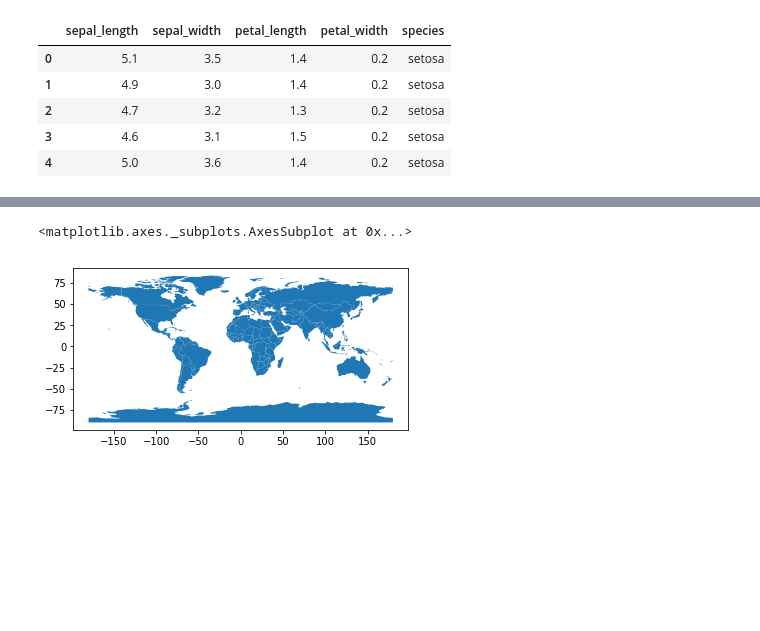
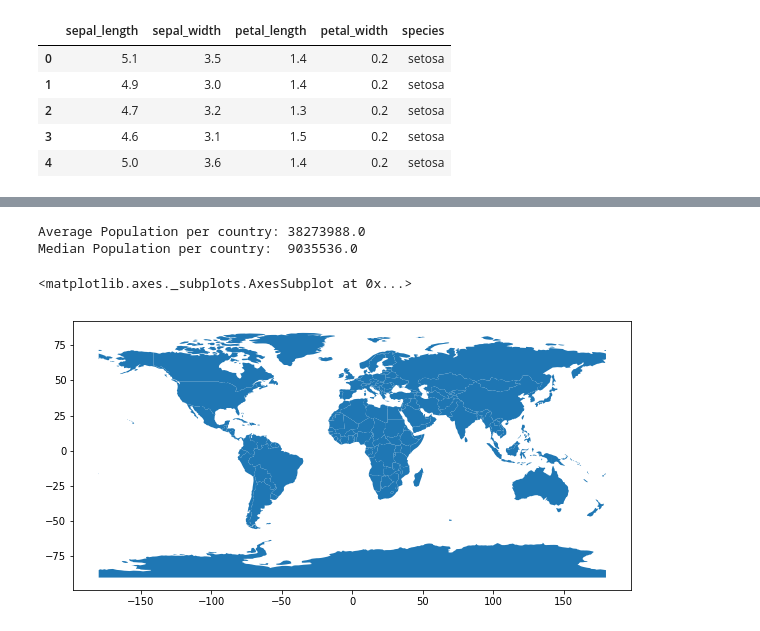
Before and after one commit to maptime/boulder, a Jupyter notebook: geopandas/01 - GeoPandas Introduction.ipynb, the cells around one changed output, grey strips where cells are left out. Drawn from its saved outputs; the diff is of its cells as text; code cells hidden in the pictures; blank space fills up the shorter version.

```diff
--- a/geopandas/01 - GeoPandas Introduction.ipynb
+++ b/geopandas/01 - GeoPandas Introduction.ipynb
@@ -54,5 +70,12 @@ df = gpd.read_file(path)
-# %%
-df.plot()
-# %% [output]
-<matplotlib.axes._subplots.AxesSubplot at 0x...>
-[figure, removed]
+# %%
+print("Average Population per country: {0}".format(df.pop_est.mean().round()))
+print("Median Population per country:  {0}".format(df.pop_est.median().round()))
+# %% [output]
+Average Population per country: 38273988.0
+Median Population per country:  9035536.0
+# %%
+#Now let's plot it
+df.plot(figsize=(10,8))
+# %% [output]
+<matplotlib.axes._subplots.AxesSubplot at 0x...>
+[figure, added]
```
Also changed, not shown: parts of 37 cells of this notebook, 4 other files.
